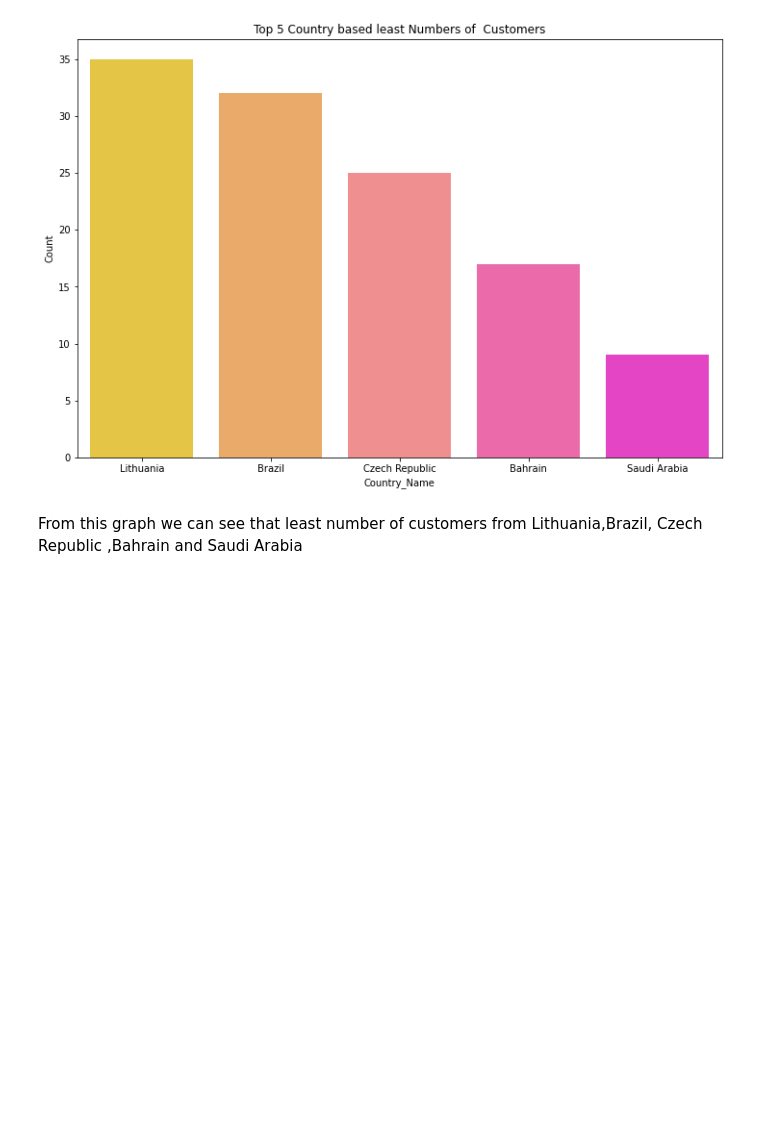
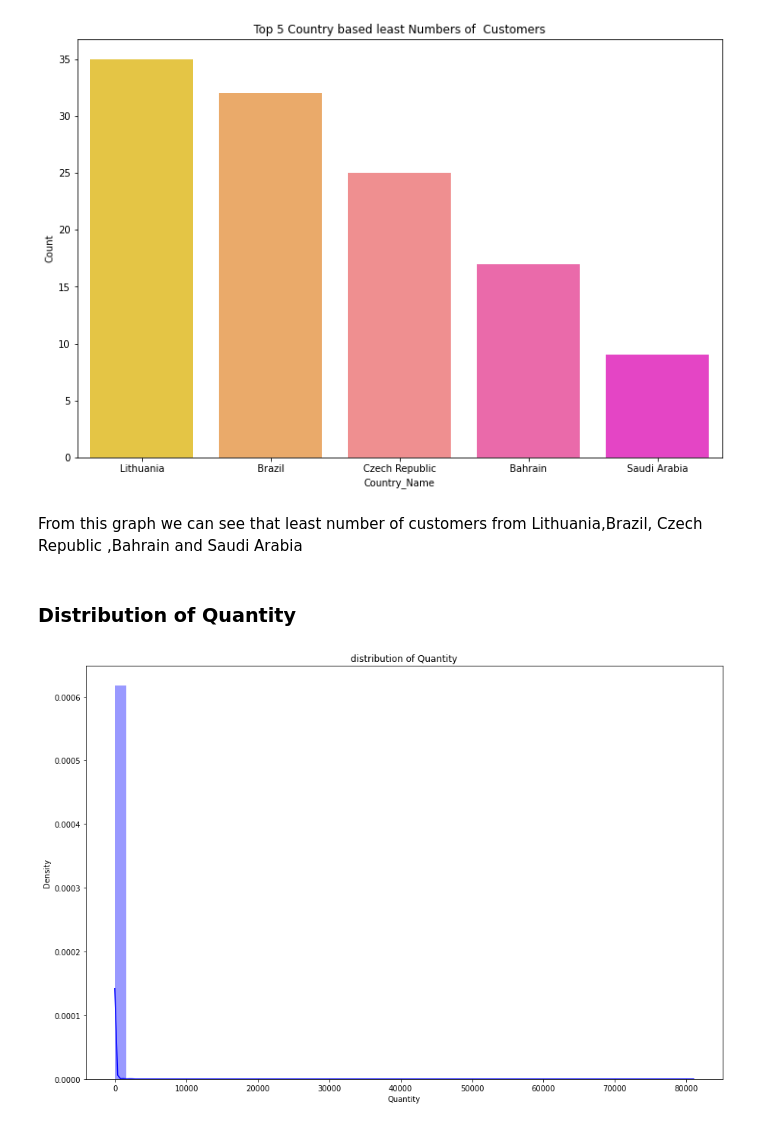
Before and after one commit to Tanushri920/Online-Retail-Customer-Segmentation, a Jupyter notebook: Online_Retail_Customer_Segmentation_Capstone_Project.ipynb, the cells around one changed output. Drawn from its saved outputs; the diff is of its cells as text; code cells hidden in the pictures; blank space fills up the shorter version.

```diff
--- a/Online_Retail_Customer_Segmentation_Capstone_Project.ipynb
+++ b/Online_Retail_Customer_Segmentation_Capstone_Project.ipynb
@@ -369,3 +369,12 @@ sns.barplot(x='Country_Name',y='Count',data=country_df[-5:], palette='spring_r')
 [figure]
 # %% [markdown]
 From this graph we can see that least number of customers from Lithuania,Brazil, Czech Republic ,Bahrain and Saudi Arabia
+# %% [markdown]
+### **Distribution of Quantity**
+# %%
+#distribution of Quantity
+plt.figure(figsize=(15,10))
+plt.title('distribution of Quantity')
+sns.distplot(df['Quantity'],color="b");
+# %% [output]
+[figure, added]
```
Also changed, not shown: parts of 24 cells of this notebook.
